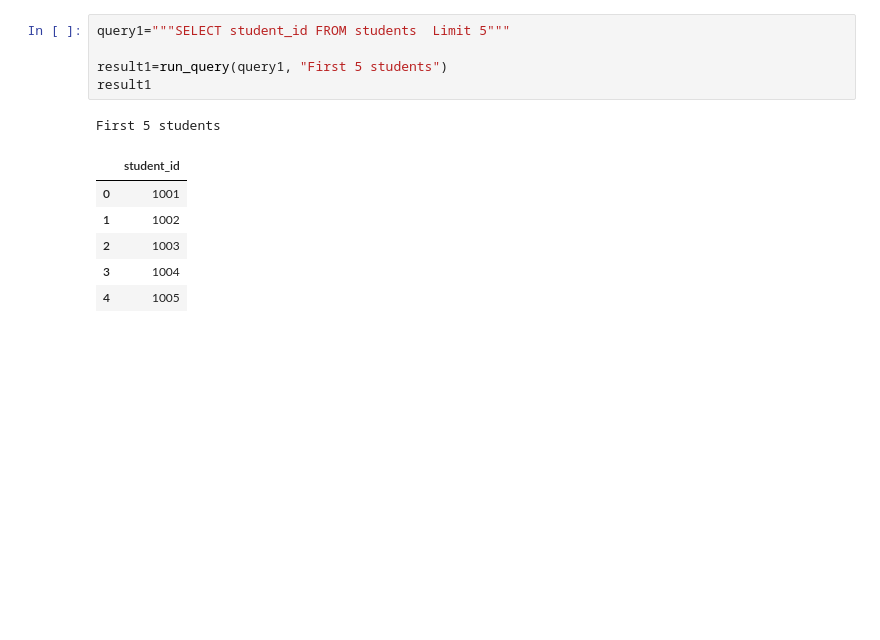
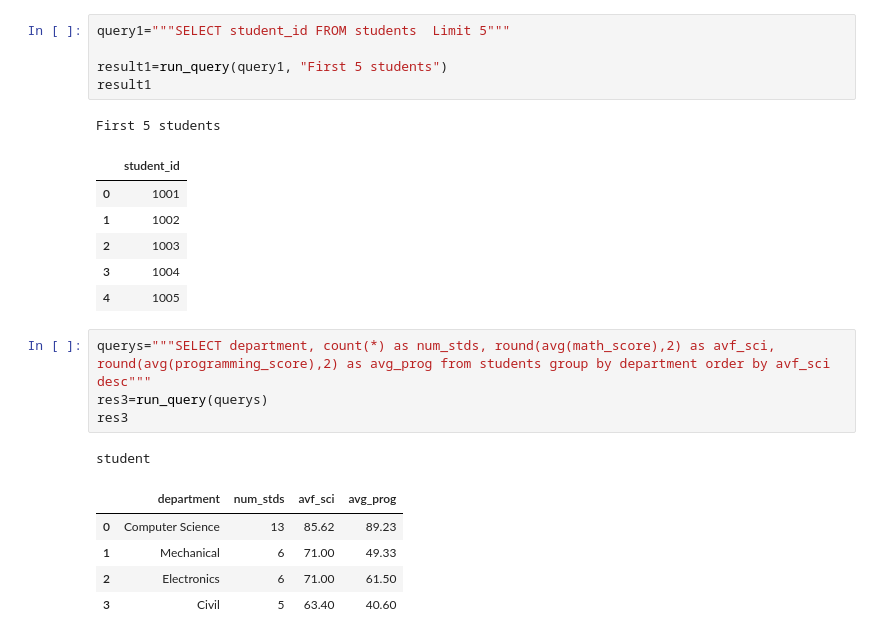
Before and after one commit to Sanjit-123/DE_workshop, a Jupyter notebook: DAY-2/DAY_2.ipynb, the cells around one changed output. Drawn from its saved outputs; the diff is of its cells as text; blank space fills up the shorter version.

```diff
--- a/DAY-2/DAY_2.ipynb
+++ b/DAY-2/DAY_2.ipynb
@@ -73,3 +73,14 @@ First 5 students
 | 2 | 1003 |
 | 3 | 1004 |
 | 4 | 1005 |
+# %%
+querys="""SELECT department, count(*) as num_stds, round(avg(math_score),2) as avf_sci, round(avg(programming_score),2) as avg_prog from students group by department order by avf_sci desc"""
+res3=run_query(querys)
+res3
+# %% [output]
+student
+|  | department | num_stds | avf_sci | avg_prog |
+| 0 | Computer Science | 13 | 85.62 | 89.23 |
+| 1 | Mechanical | 6 | 71.00 | 49.33 |
+| 2 | Electronics | 6 | 71.00 | 61.50 |
+| 3 | Civil | 5 | 63.40 | 40.60 |
```
Also changed, not shown: parts of 3 cells of this notebook.
